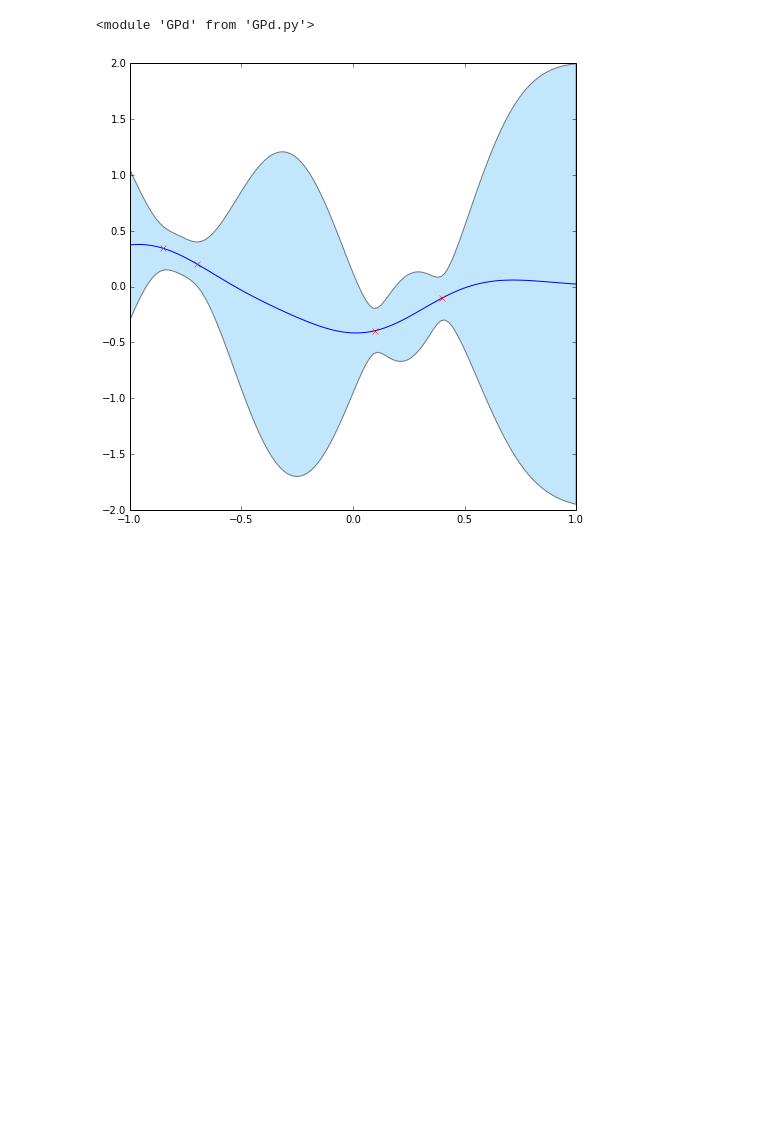
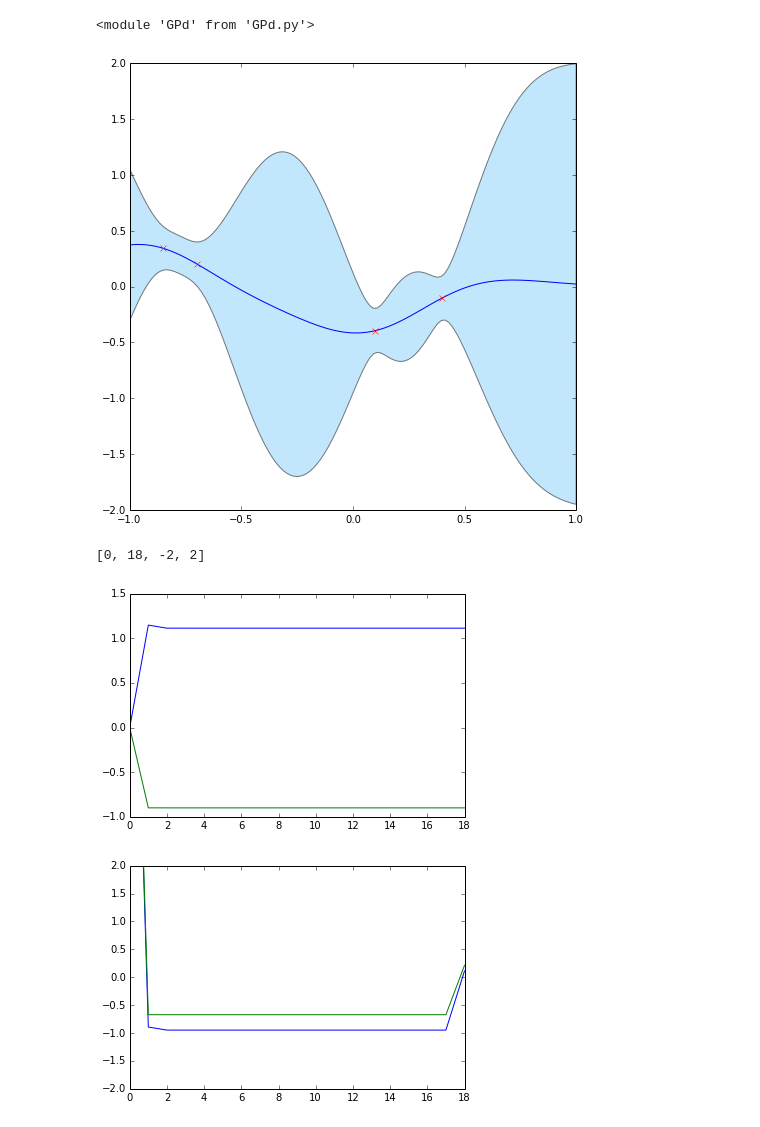
Before and after one commit to markm541374/ES, a Jupyter notebook: EPonGPd.ipynb, the cells around one changed output. Cells and saved outputs as stored; diff of their text form; code cells hidden in the pictures; blank space fills up the shorter version.

```diff
--- a/EPonGPd.ipynb
+++ b/EPonGPd.ipynb
@@ -88,40 +88,79 @@ def PhiR(x):
     return sps.norm.pdf(x)/sps.norm.cdf(x)
 
 #do the ep looping
 #----------------------------------------------------------------this section should be replaced with rank1 updates
 
-nloops=4
+ytR=yt.copy()
+StR=St.copy()
+m_R=[[],[]]
+v_R=[[],[]]
+nloops=18
 for it in xrange(nloops):
     for i in xrange(n_z):
         #update the inference at z with the ep observations
         StIyt=sp.matrix(sp.zeros([n_z,1]))
         StI=sp.matrix(sp.zeros([n_z,n_z]))
-        VtIV0I=V0I
+        VtIV0I=V0I.copy()
+        #print V0I
         for j in xrange(n_z):
             StIyt[j,0]=yt[j,0]/float(St[j,0])
             VtIV0I[j,j]+=1./float(St[j,0])
 
-        Vp=VtIV0I.I
+        Vp=VtIV0I.I.copy()
         mp=Vp*(StIyt+V0Im0)
 
         #get the inference at teh specific inequality currently being updates
 
 
         v_ = 1/(1/(Vp[i,i]) - 1/(St[i,0]))
         m_ = v_*(mp[i,0]/Vp[i,i]-yt[i,0]/St[i,0])
 
+        m_R[i].append(m_)
+        v_R[i].append(v_)
         #find the new ep obs
 
-        alpha = (m_+((-1)**Gz[i] )*Ez[i,0])/(sp.sqrt(v_))
+        alpha = (m_+((-1)**Gz[i])*Ez[i,0])/(sp.sqrt(v_+10**-10))
+
         pr = PhiR(alpha)
         if sp.isnan(pr):
-            pr=-1./alpha
-        beta = pr*(pr+alpha)/(v_)
-        kappa = ((-1)**Gz[i] )*(pr+alpha)/sp.sqrt(v_)
+            #print "aaaaaaa"
+            #print alpha
+            pr=-alpha
+        beta = pr*(pr+alpha)/(v_+10**-10)
+        #print v_
+        #print beta
+        kappa = ((-1)**Gz[i] )*(pr+alpha)/(sp.sqrt(v_+10**-10))
+        #print kappa
 
         #replace with the new ep obs
         yt[i,0]=m_-1./kappa
         St[i,0]=1./beta - v_
+        #print yt
+        #print St
+    ytR=sp.hstack([ytR,yt])
+    StR=sp.hstack([StR,St])
+
+for j in xrange(n_z):
+    plt.plot(sp.array(ytR[j,:]).flatten())
+
+plt.figure()
+sign=sp.zeros([n_z,nloops])
+for i in xrange(n_z):
+    for  j in xrange(nloops):
+        if StR[i,j]<=0:
+            sign[i,j]=1
+        StR[i,j]=sp.log10(StR[i,j])
+
+for j in xrange(n_z):
+    plt.plot(sp.array(StR[j,:]).flatten())
+plt.axis([0,18,-2,2])
+#plt.figure()
+#for j in xrange(n_z):
+#    plt.plot(sp.array(sign[j,:]).flatten())
+# %% [output]
+[0, 18, -2, 2]
+[figure, added]
+[figure, added]
 # %%
 #now create a new GP including the ep observations
 #Xz already defined
```
Also changed, not shown: parts of 4 cells of this notebook.
